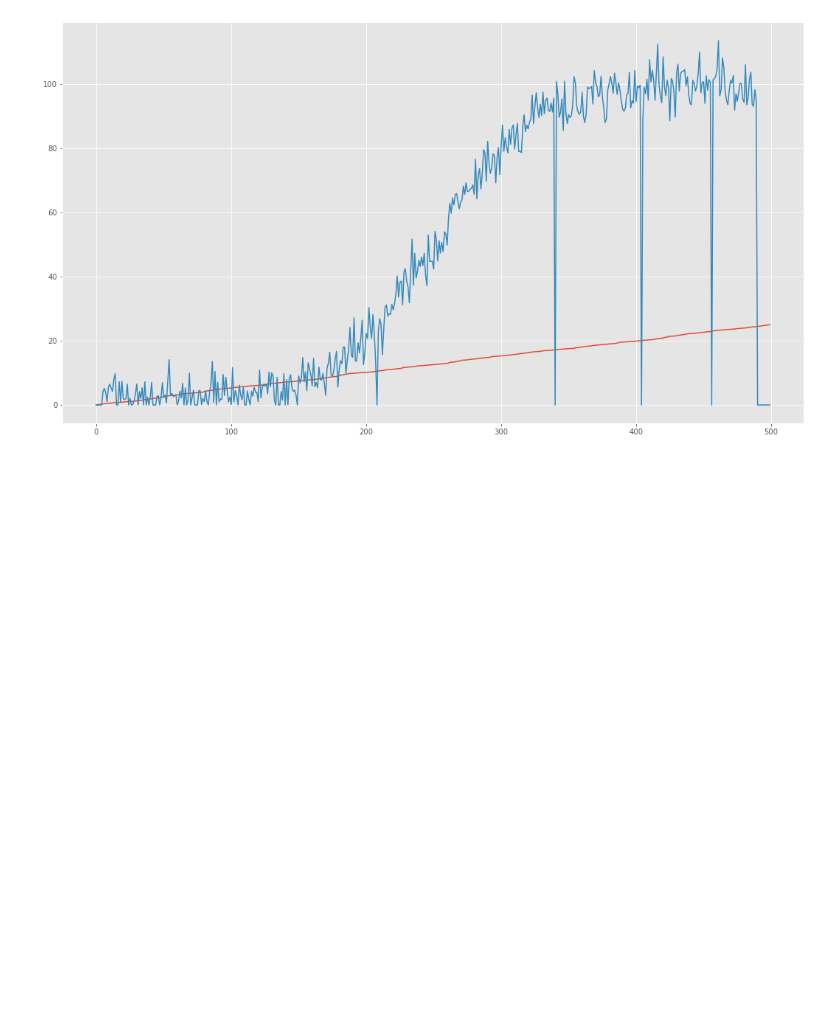
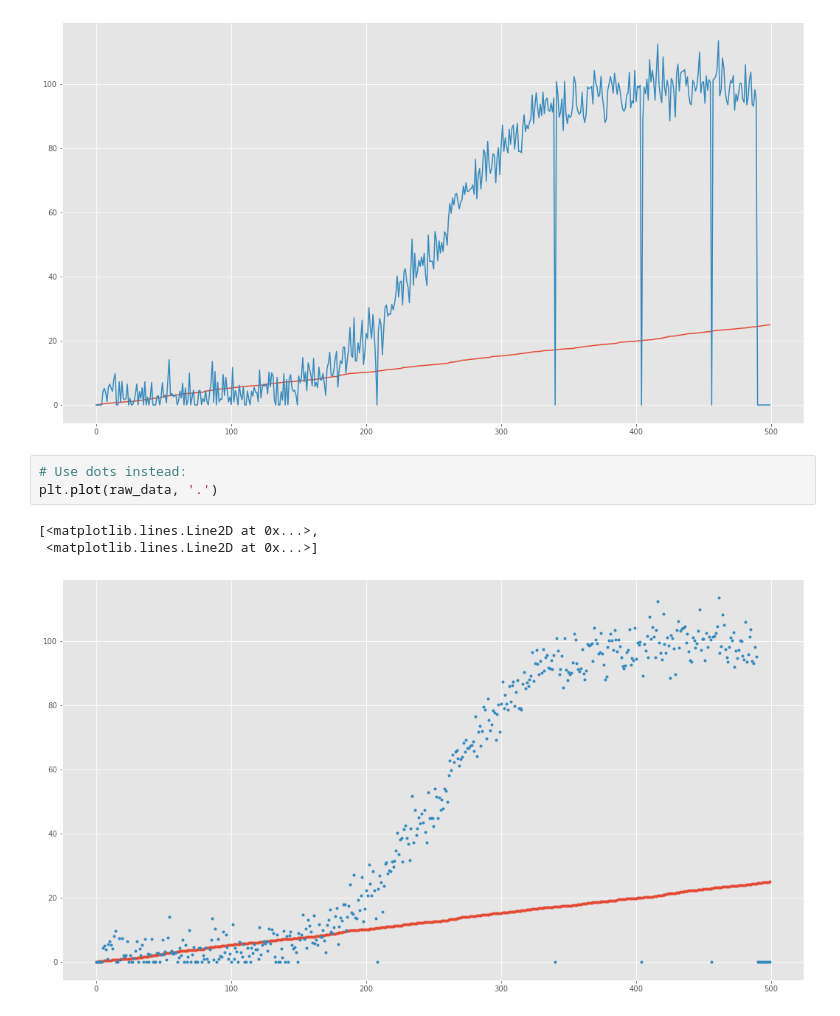
Before and after one commit to Crash-Bandicode/Project_FODA, a Jupyter notebook: Project_FODA.ipynb, the cells around one changed output. Saved outputs shown, nothing was run; the diff lists cells and outputs as text; blank space fills up the shorter version.

Commit message:
Plot with dots

```diff
--- a/Project_FODA.ipynb
+++ b/Project_FODA.ipynb
@@ -60,3 +60,10 @@ plt.plot(raw_data)
 [<matplotlib.lines.Line2D at 0x...>,
  <matplotlib.lines.Line2D at 0x...>]
 [figure]
+# %%
+# Use dots instead:
+plt.plot(raw_data, '.')
+# %% [output]
+[<matplotlib.lines.Line2D at 0x...>,
+ <matplotlib.lines.Line2D at 0x...>]
+[figure, added]
```
